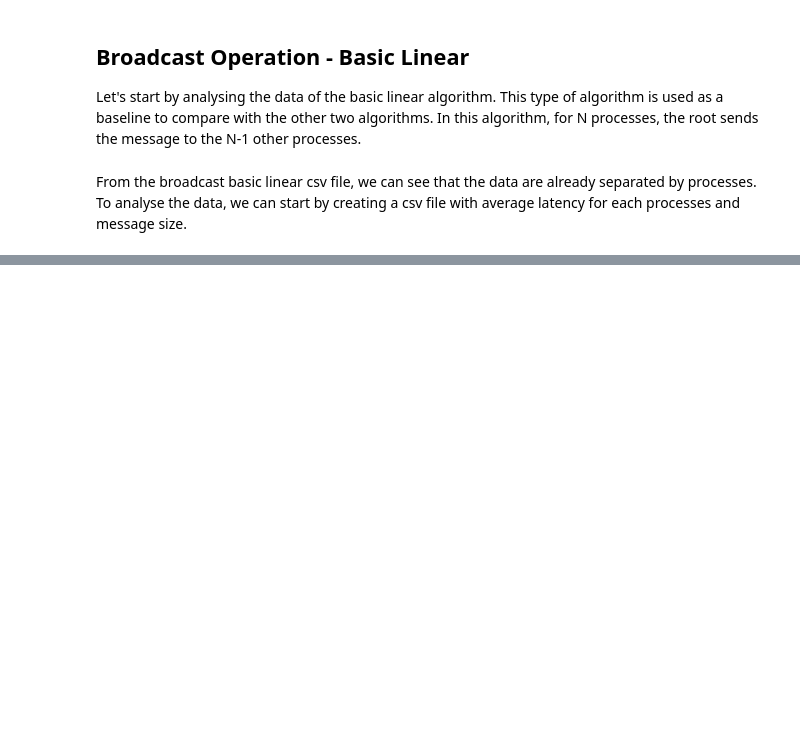
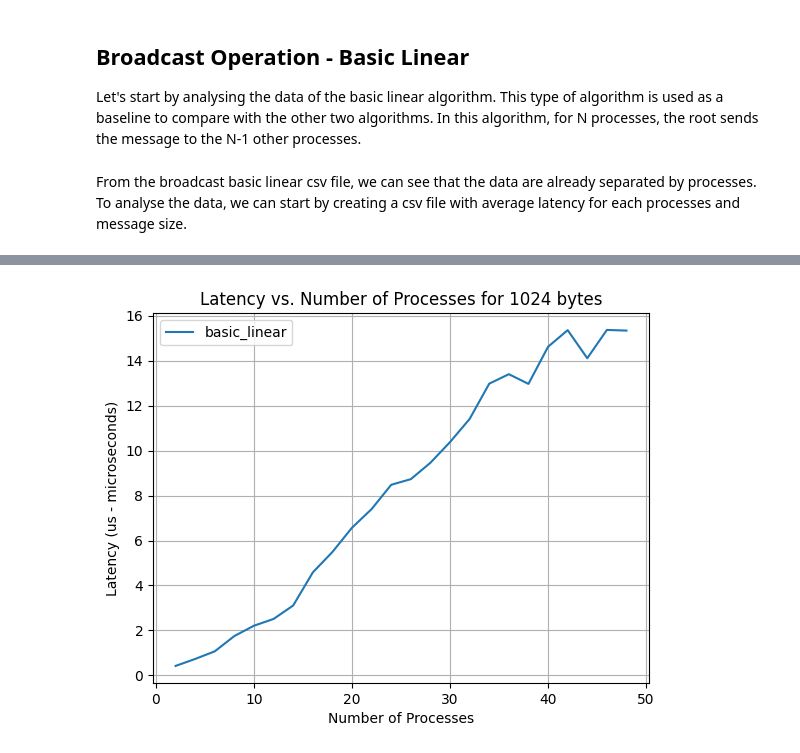
Before and after one commit to abandrea/HPC, a Jupyter notebook: exercise_1/project_1/bcast_thin_results/analysis_thin_bcast.ipynb, the cells around one changed output, grey strips where cells are left out. Cells and saved outputs as stored; diff of their text form; code cells hidden in the pictures; blank space fills up the shorter version.

```diff
--- a/exercise_1/project_1/bcast_thin_results/analysis_thin_bcast.ipynb
+++ b/exercise_1/project_1/bcast_thin_results/analysis_thin_bcast.ipynb
@@ -52,0 +115,14 @@ df_basic_linear = pd.read_csv('thin_bcast_basic_linear.csv')
+# %%
+# plotting latency vs. number of processes for a typical message size (e.g., 1024 bytes)
+for algorithm in df_basic_linear['Algorithm'].unique():
+    subset = df_basic_linear[(df_basic_linear['Algorithm'] == algorithm) & (df_basic_linear['Size'] == 1024)]
+    plt.plot(subset['Processes'], subset['Latency'], label=algorithm)
+
+plt.xlabel('Number of Processes')
+plt.ylabel('Latency (us - microseconds)')
+plt.title('Latency vs. Number of Processes for 1024 bytes')
+plt.legend()
+plt.grid(True)
+plt.show()
+# %% [output]
+[figure, added]
```
Also changed, not shown: parts of 11 cells of this notebook.
